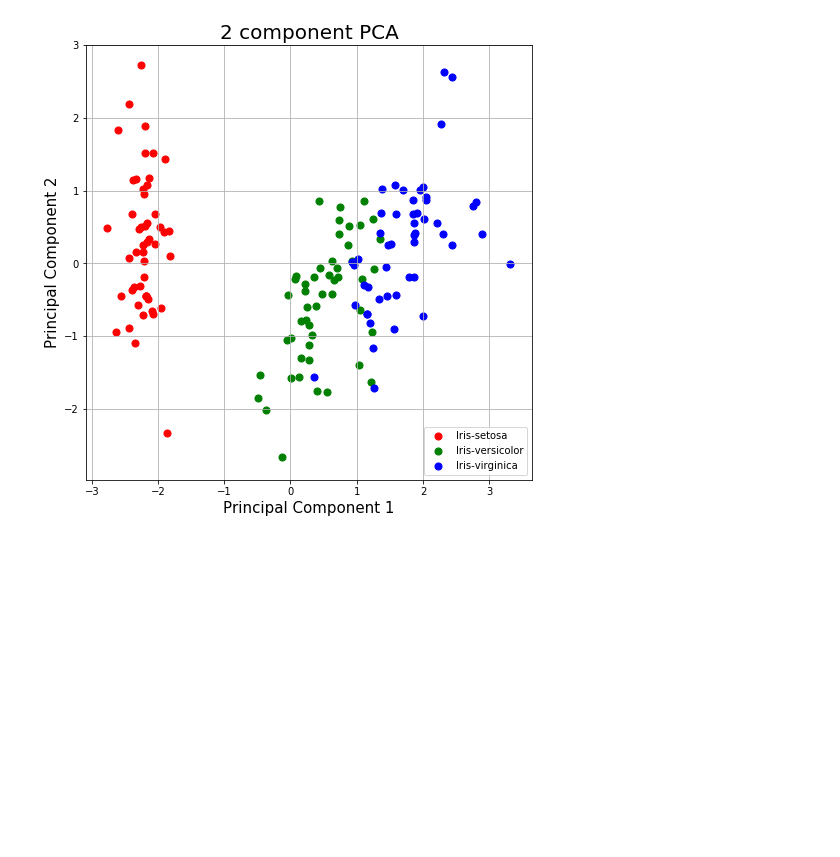
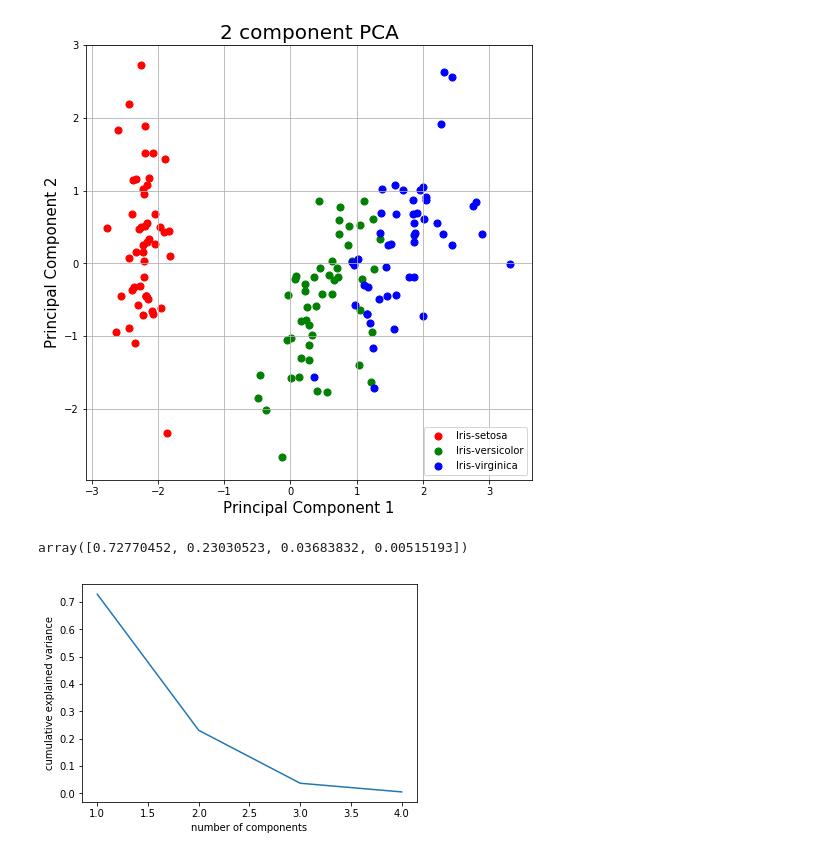
Before and after one commit to mashwinmuthiah/Making_sense_of_data, a Jupyter notebook: PCA.ipynb, the cells around one changed output. Saved outputs shown, nothing was run; the diff lists cells and outputs as text; code cells hidden in the pictures; blank space fills up the shorter version.

```diff
--- a/PCA.ipynb
+++ b/PCA.ipynb
@@ -65,3 +66,15 @@ ax.legend(targets)
 ax.grid()
 # %% [output]
 [figure]
+# %%
+pca.explained_variance_ratio_
+# %% [output]
+array([0.72770452, 0.23030523, 0.03683832, 0.00515193])
+# %%
+axixx = [1,2,3,4]
+plt.plot(axixx,pca.explained_variance_ratio_)
+plt.xlabel('number of components')
+plt.ylabel('cumulative explained variance')
+plt.show()
+# %% [output]
+[figure, added]
```
Also changed, not shown: parts of 5 cells of this notebook.
